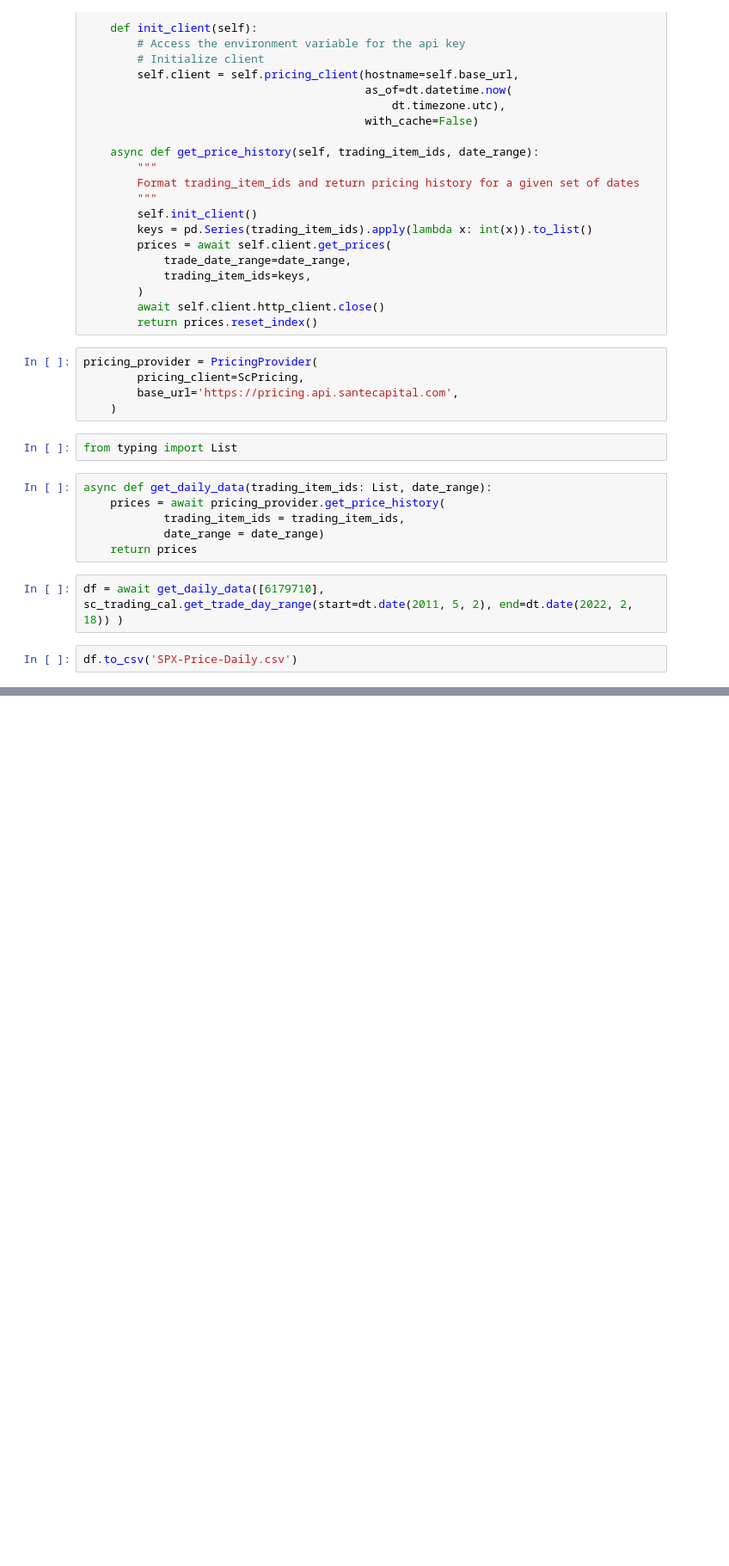
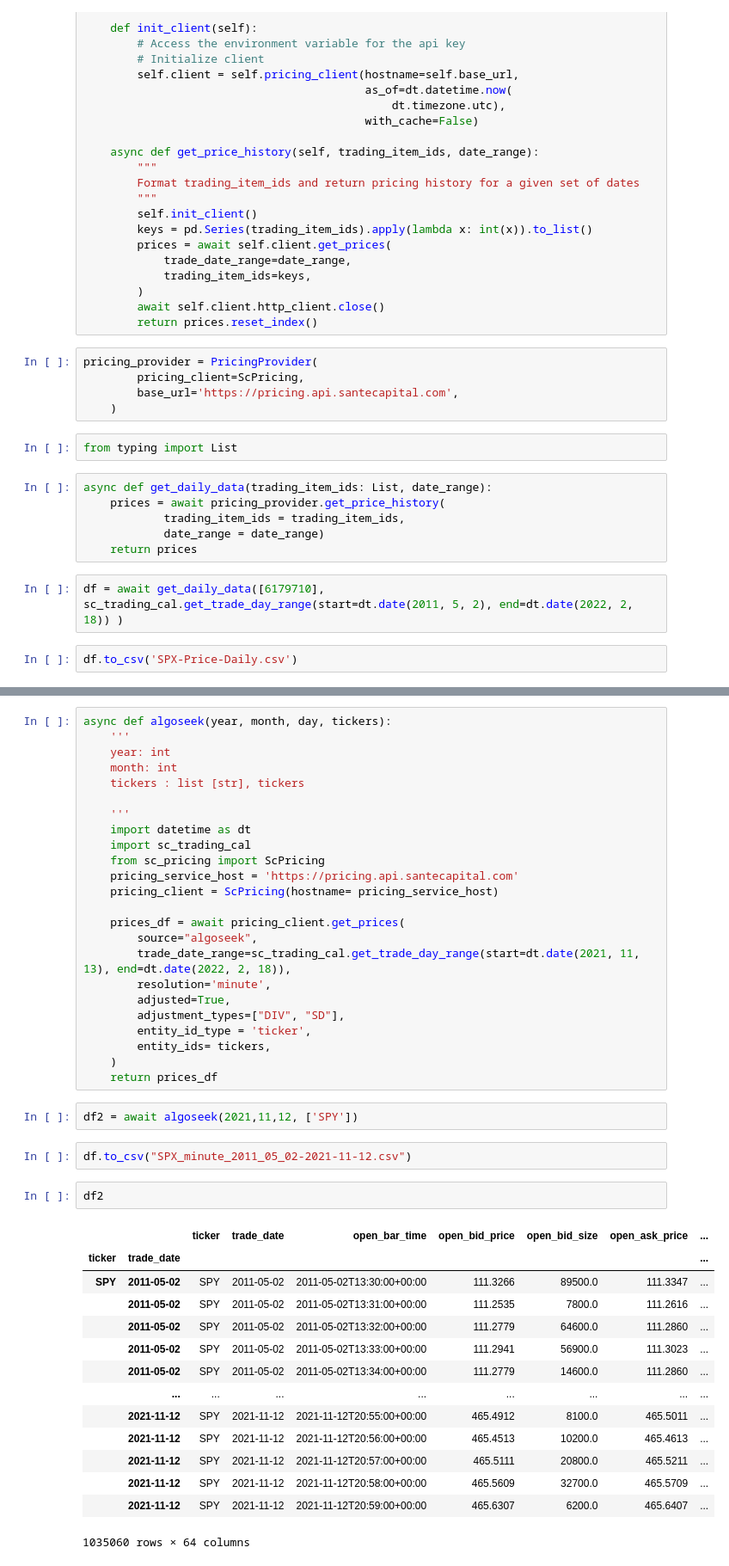
Before and after one commit to nickkxsper/index-gamma, a Jupyter notebook: Collection.ipynb, the cells around one changed output, grey strips where cells are left out. Shown at 86% size. Saved outputs shown, nothing was run; the diff lists cells and outputs as text; blank space fills up the shorter version.

Commit message:
feat: minutely data/analysis

```diff
--- a/Collection.ipynb
+++ b/Collection.ipynb
@@ -59,0 +76,45 @@ df.to_csv('SPX-Price-Daily.csv')
+# %%
+async def algoseek(year, month, day, tickers):
+    '''
+    year: int
+    month: int
+    tickers : list [str], tickers
+
+    '''
+    import datetime as dt
+    import sc_trading_cal
+    from sc_pricing import ScPricing
+    pricing_service_host = 'https://pricing.api.santecapital.com'
+    pricing_client = ScPricing(hostname= pricing_service_host)
+
+    prices_df = await pricing_client.get_prices(
+        source="algoseek",
+        trade_date_range=sc_trading_cal.get_trade_day_range(start=dt.date(2021, 11, 13), end=dt.date(2022, 2, 18)),
+        resolution='minute',
+        adjusted=True,
+        adjustment_types=["DIV", "SD"],
+        entity_id_type = 'ticker',
+        entity_ids= tickers,
+    )
+    return prices_df
+# %%
+df2 = await algoseek(2021,11,12, ['SPY'])
+# %%
+df.to_csv("SPX_minute_2011_05_02-2021-11-12.csv")
+# %%
+df2
+# %% [output]
+|  |  | ticker | trade_date | open_bar_time | open_bid_price | open_bid_size | open_ask_price | ... |
+| ticker | trade_date |  |  |  |  |  |  | ... |
+| SPY | 2011-05-02 | SPY | 2011-05-02 | 2011-05-02T13:30:00+00:00 | 111.3266 | 89500.0 | 111.3347 | ... |
+|  | 2011-05-02 | SPY | 2011-05-02 | 2011-05-02T13:31:00+00:00 | 111.2535 | 7800.0 | 111.2616 | ... |
+|  | 2011-05-02 | SPY | 2011-05-02 | 2011-05-02T13:32:00+00:00 | 111.2779 | 64600.0 | 111.2860 | ... |
+|  | 2011-05-02 | SPY | 2011-05-02 | 2011-05-02T13:33:00+00:00 | 111.2941 | 56900.0 | 111.3023 | ... |
+|  | 2011-05-02 | SPY | 2011-05-02 | 2011-05-02T13:34:00+00:00 | 111.2779 | 14600.0 | 111.2860 | ... |
+|  | ... | ... | ... | ... | ... | ... | ... | ... |
+|  | 2021-11-12 | SPY | 2021-11-12 | 2021-11-12T20:55:00+00:00 | 465.4912 | 8100.0 | 465.5011 | ... |
+|  | 2021-11-12 | SPY | 2021-11-12 | 2021-11-12T20:56:00+00:00 | 465.4513 | 10200.0 | 465.4613 | ... |
+|  | 2021-11-12 | SPY | 2021-11-12 | 2021-11-12T20:57:00+00:00 | 465.5111 | 20800.0 | 465.5211 | ... |
+|  | 2021-11-12 | SPY | 2021-11-12 | 2021-11-12T20:58:00+00:00 | 465.5609 | 32700.0 | 465.5709 | ... |
+|  | 2021-11-12 | SPY | 2021-11-12 | 2021-11-12T20:59:00+00:00 | 465.6307 | 6200.0 | 465.6407 | ... |
+1035060 rows × 64 columns
```
Also changed, not shown: parts of 1 cell of this notebook, 2 other files.
